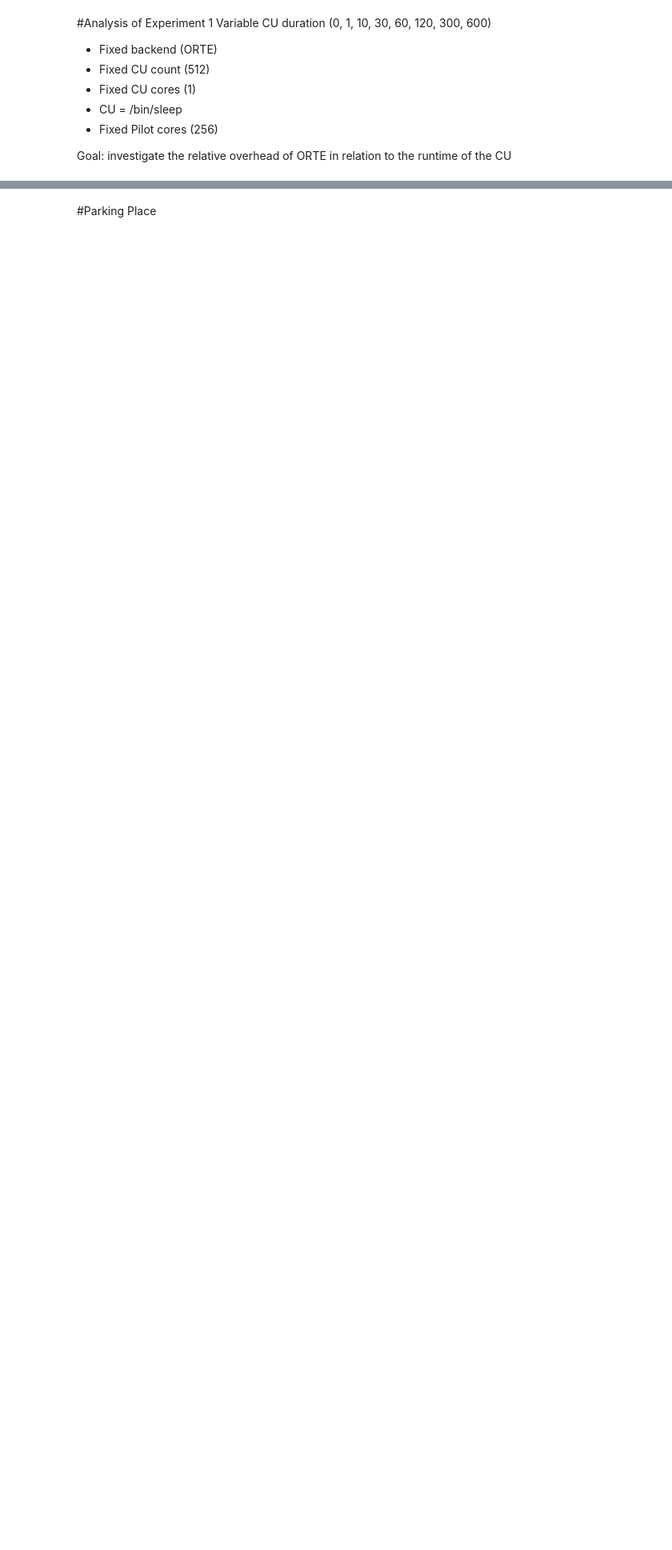
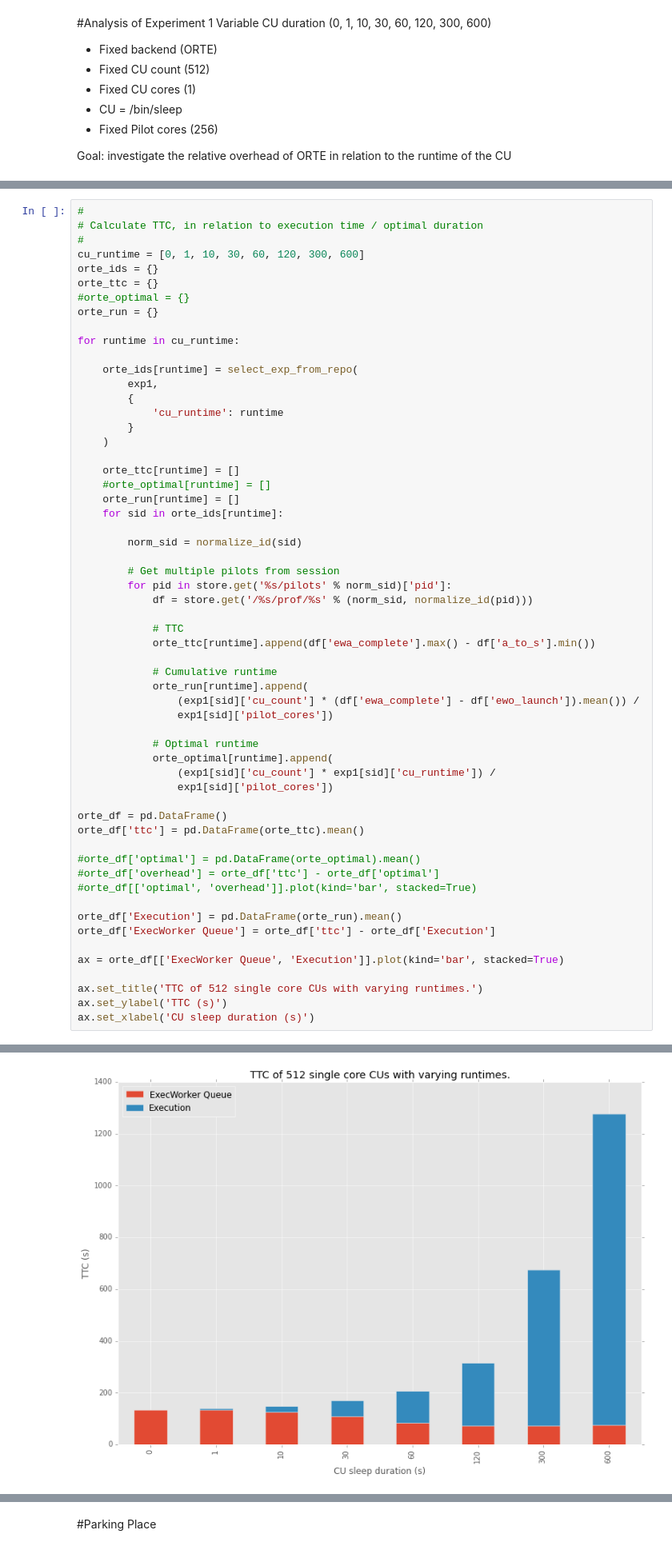
Before and after one commit to radical-experiments/rp-orte-bw, a Jupyter notebook: notebooks/bw_experiments.ipynb, the cells around one changed output, grey strips where cells are left out. Shown at 80% size. Saved outputs shown, nothing was run; the diff lists cells and outputs as text; blank space fills up the shorter version.

```diff
--- a/notebooks/bw_experiments.ipynb
+++ b/notebooks/bw_experiments.ipynb
@@ -510,3 +509,62 @@ ax.set_xlabel('CU sleep duration (s)')
 # %% [output]
 <matplotlib.text.Text at 0x...>
 [figure]
+# %%
+#
+# Calculate TTC, in relation to execution time / optimal duration
+#
+cu_runtime = [0, 1, 10, 30, 60, 120, 300, 600]
+orte_ids = {}
+orte_ttc = {}
+#orte_optimal = {}
+orte_run = {}
+
+for runtime in cu_runtime:
+
+    orte_ids[runtime] = select_exp_from_repo(
+        exp1,
+        {
+            'cu_runtime': runtime
+        }
+    )
+
+    orte_ttc[runtime] = []
+    #orte_optimal[runtime] = []
+    orte_run[runtime] = []
+    for sid in orte_ids[runtime]:
+
+        norm_sid = normalize_id(sid)
+
+        # Get multiple pilots from session
+        for pid in store.get('%s/pilots' % norm_sid)['pid']:
+            df = store.get('/%s/prof/%s' % (norm_sid, normalize_id(pid)))
+
+            # TTC
+            orte_ttc[runtime].append(df['ewa_complete'].max() - df['a_to_s'].min())
+
+            # Cumulative runtime
+            orte_run[runtime].append(
+                (exp1[sid]['cu_count'] * (df['ewa_complete'] - df['ewo_launch']).mean()) /
+                exp1[sid]['pilot_cores'])
+
+            # Optimal runtime
+            orte_optimal[runtime].append(
+                (exp1[sid]['cu_count'] * exp1[sid]['cu_runtime']) /
+                exp1[sid]['pilot_cores'])
+
+orte_df = pd.DataFrame()
+orte_df['ttc'] = pd.DataFrame(orte_ttc).mean()
+
+#orte_df['optimal'] = pd.DataFrame(orte_optimal).mean()
+#orte_df['overhead'] = orte_df['ttc'] - orte_df['optimal']
+#orte_df[['optimal', 'overhead']].plot(kind='bar', stacked=True)
+
+orte_df['Execution'] = pd.DataFrame(orte_run).mean()
+orte_df['ExecWorker Queue'] = orte_df['ttc'] - orte_df['Execution']
+
+ax = orte_df[['ExecWorker Queue', 'Execution']].plot(kind='bar', stacked=True)
+
+ax.set_title('TTC of 512 single core CUs with varying runtimes.')
+ax.set_ylabel('TTC (s)')
+ax.set_xlabel('CU sleep duration (s)')
+# %% [output]
@@ -513,2 +572,3 @@ ax.set_xlabel('CU sleep duration (s)')
+[figure, added]
 # %%
 #
```
Also changed, not shown: parts of 6 cells of this notebook.
